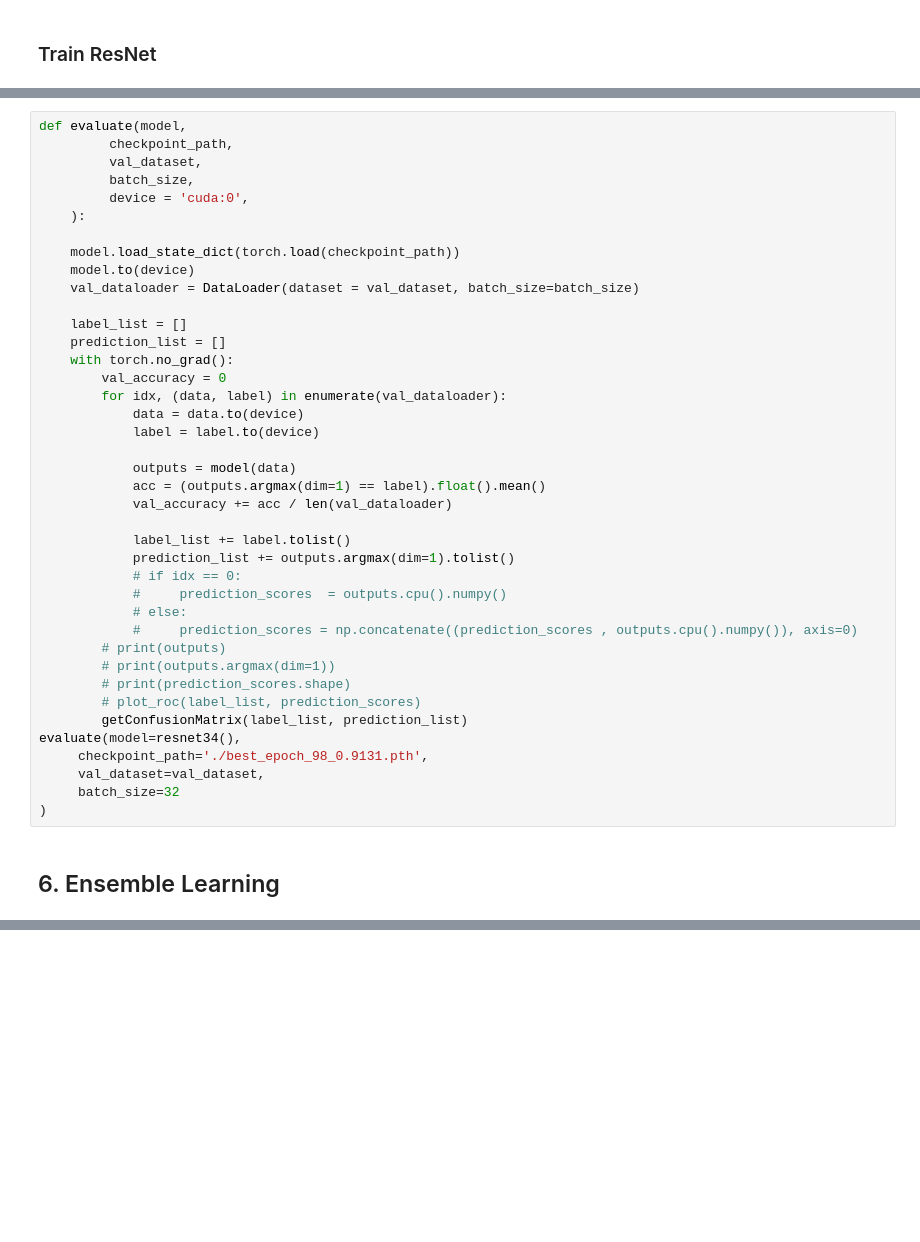
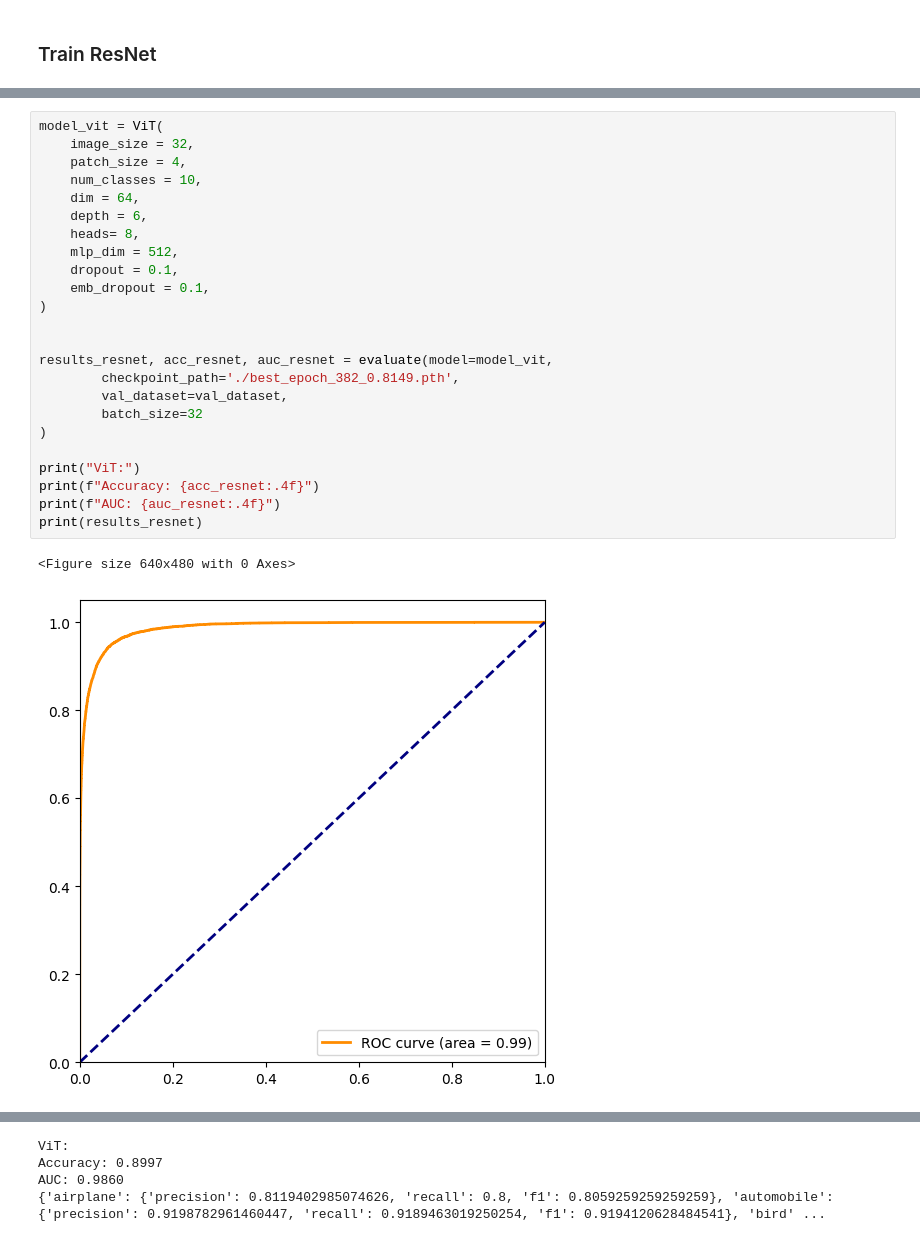
Before and after one commit to Z-Fran/NZMSA-Phase2-2024, a Jupyter notebook: 3_Deep_Learning/part3-submission.ipynb, the cells around one changed output, grey strips where cells are left out. Drawn from its saved outputs; the diff is of its cells as text; blank space fills up the shorter version.

```diff
--- a/3_Deep_Learning/part3-submission.ipynb
+++ b/3_Deep_Learning/part3-submission.ipynb
@@ -715,42 +869,27 @@ def getConfusionMatrix(label_list, prediction_list, save_root=None):
-# %%
-def evaluate(model,
-         checkpoint_path,
-         val_dataset,
-         batch_size,
-         device = 'cuda:0',
-    ):
-
-    model.load_state_dict(torch.load(checkpoint_path))
-    model.to(device)
-    val_dataloader = DataLoader(dataset = val_dataset, batch_size=batch_size)
-
-    label_list = []
-    prediction_list = []
-    with torch.no_grad():
-        val_accuracy = 0
-        for idx, (data, label) in enumerate(val_dataloader):
-            data = data.to(device)
-            label = label.to(device)
-
-            outputs = model(data)
-            acc = (outputs.argmax(dim=1) == label).float().mean()
-            val_accuracy += acc / len(val_dataloader)
-
-            label_list += label.tolist()
-            prediction_list += outputs.argmax(dim=1).tolist()
-            # if idx == 0:
-            #     prediction_scores  = outputs.cpu().numpy()
-            # else:
-            #     prediction_scores = np.concatenate((prediction_scores , outputs.cpu().numpy()), axis=0)
-        # print(outputs)
-        # print(outputs.argmax(dim=1))
-        # print(prediction_scores.shape)
-        # plot_roc(label_list, prediction_scores)
-        getConfusionMatrix(label_list, prediction_list)
-evaluate(model=resnet34(),
-     checkpoint_path='./best_epoch_98_0.9131.pth',
-     val_dataset=val_dataset,
-     batch_size=32
-)
-# %% [markdown]
-## 6. Ensemble Learning
+# %%
+model_vit = ViT(
+    image_size = 32,
+    patch_size = 4,
+    num_classes = 10,
+    dim = 64,
+    depth = 6,
+    heads= 8,
+    mlp_dim = 512,
+    dropout = 0.1,
+    emb_dropout = 0.1,
+)
+
+
+results_resnet, acc_resnet, auc_resnet = evaluate(model=model_vit,
+        checkpoint_path='./best_epoch_382_0.8149.pth',
+        val_dataset=val_dataset,
+        batch_size=32
+)
+
+print("ViT:")
+print(f"Accuracy: {acc_resnet:.4f}")
+print(f"AUC: {auc_resnet:.4f}")
+print(results_resnet)
+# %% [output]
+<Figure size 640x480 with 0 Axes>
+[figure, added]
@@ -756,0 +897,4 @@ evaluate(model=resnet34(),
+ViT:
+Accuracy: 0.8997
+AUC: 0.9860
+{'airplane': {'precision': 0.8119402985074626, 'recall': 0.8, 'f1': 0.8059259259259259}, 'automobile': {'precision': 0.9198782961460447, 'recall': 0.9189463019250254, 'f1': 0.9194120628484541}, 'bird' ...
```
Also changed, not shown: parts of 19 cells of this notebook, 3 other files.
